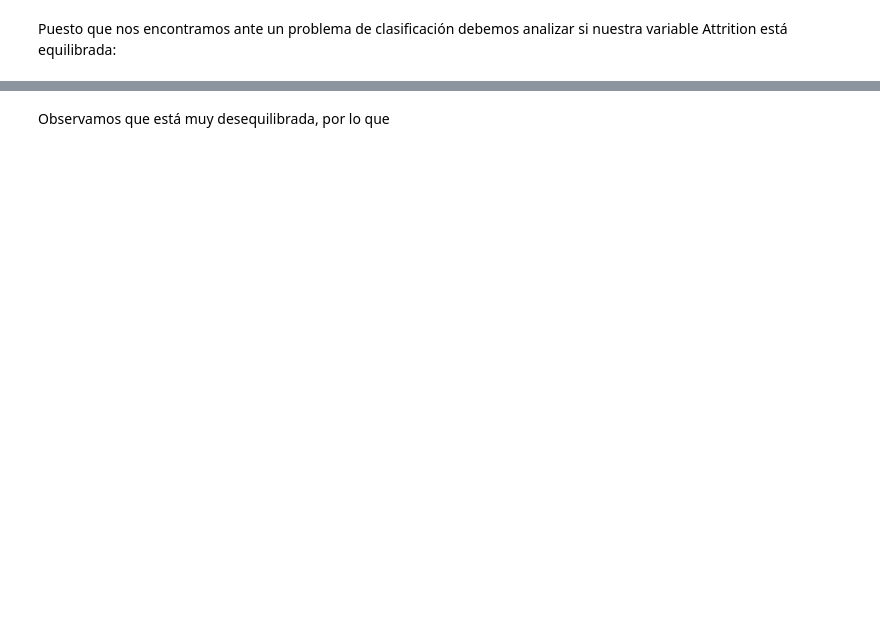
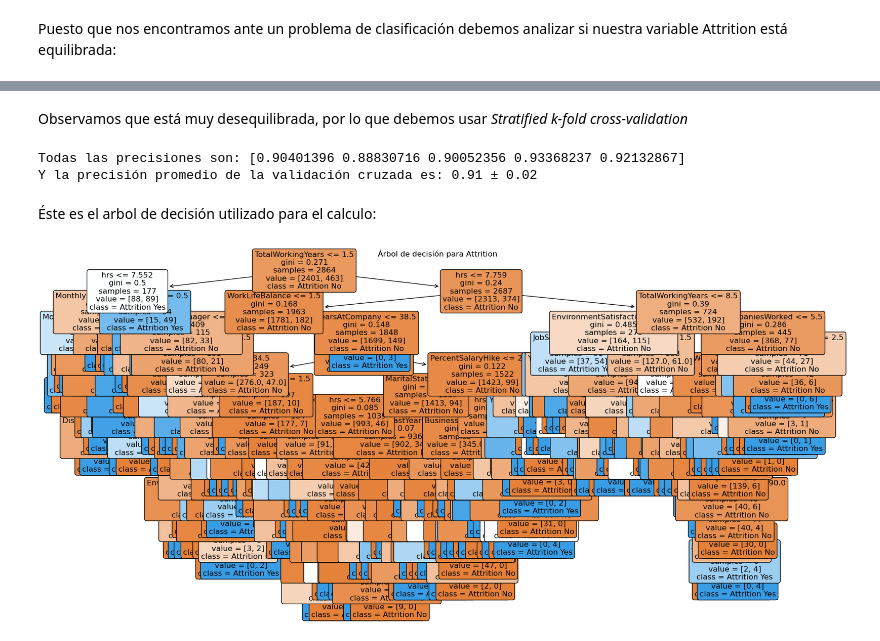
Before and after one commit to 100478705/Grupo25_Practica1, a Jupyter notebook: NotebookEDA.ipynb, the cells around one changed output, grey strips where cells are left out. Cells and saved outputs as stored; diff of their text form; code cells hidden in the pictures; blank space fills up the shorter version.

```diff
--- a/NotebookEDA.ipynb
+++ b/NotebookEDA.ipynb
@@ -159,0 +219,9 @@ Yes: 1
+# %%
+# Identificar columnas constantes
+constant_columns = [col for col in data_df.columns if data_df[col].nunique() == 1]
+
+# Eliminar las columnas constantes del dataframe
+data_df = data_df.drop(columns=constant_columns)
+
+# Mostrar las columnas eliminadas
+print(f"Columnas eliminadas (constantes): {constant_columns}")
@@ -177,3 +247,43 @@ Attrition
 Name: proportion, dtype: float64
 # %% [markdown]
-Observamos que está muy desequilibrada, por lo que
+Observamos que está muy desequilibrada, por lo que debemos usar *Stratified k-fold cross-validation*
+# %%
+from sklearn.model_selection import StratifiedKFold, cross_val_score
+from sklearn.tree import DecisionTreeClassifier, plot_tree
+
+import numpy as np
+
+X = data_df.drop(columns=['Attrition'])  # Elimina la columna 'Attrition'
+y = data_df['Attrition']  # Definir la variable objetivo
+
+# Crear el validador Stratified K-Fold con 5 pliegues
+cv = StratifiedKFold(n_splits=5, shuffle=True, random_state=42)
+
+# Inicializar el clasificador (árbol de decisión en este caso)
+clf = DecisionTreeClassifier()
+# Hacer que el entrenamiento sea reproducible
+np.random.seed(42)
+
+# Ejecutar validación cruzada con precisión como métrica
+scores = cross_val_score(clf, X, y, scoring='accuracy', cv=cv)
+
+# Mostrar los resultados
+print(f"Todas las precisiones son: {scores}")
+print(f"Y la precisión promedio de la validación cruzada es: {scores.mean():.2f} ± {scores.std():.2f}")
+# %% [output]
+Todas las precisiones son: [0.90401396 0.88830716 0.90052356 0.93368237 0.92132867]
+Y la precisión promedio de la validación cruzada es: 0.91 ± 0.02
+# %% [markdown]
+Éste es el arbol de decisión utilizado para el calculo:
+# %%
+# Antes de graficar, tenemos que entrenarlo
+clf.fit(X, y)
+
+
+# Graficamos el árbol de decisión
+plt.figure(figsize=(20, 10))
+plot_tree(clf, filled=True, feature_names=X.columns, class_names=['Attrition No', 'Attrition Yes'], rounded=True, fontsize=12)
+plt.title("Árbol de decisión para Attrition")
+plt.show()
+# %% [output]
+[figure, added]
```
Also changed, not shown: parts of 8 cells of this notebook.
